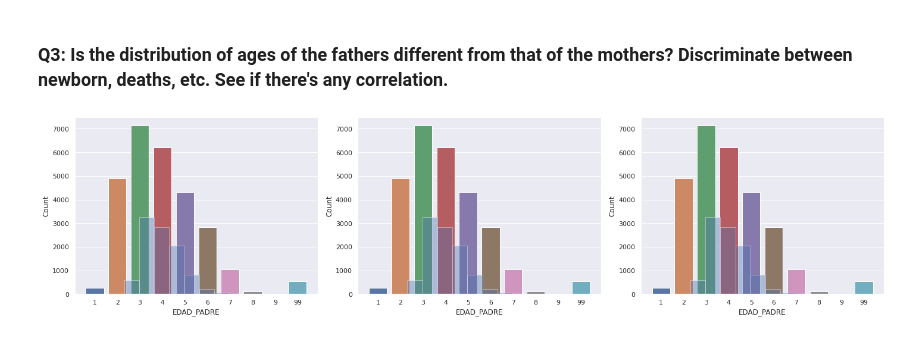
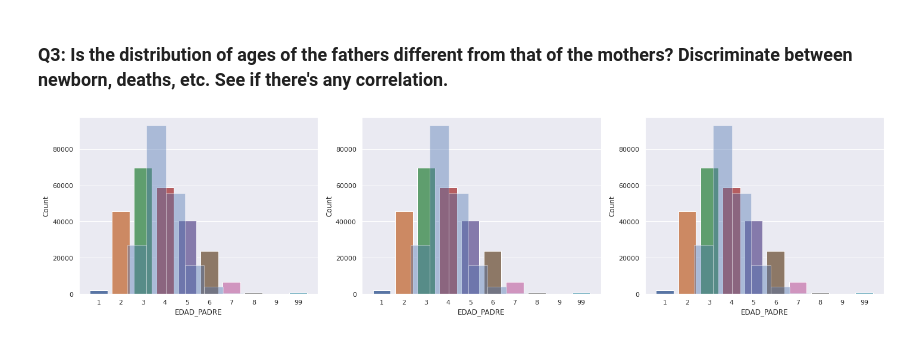
Before and after one commit to PedroOspina17/DS4A, a Jupyter notebook: Notebooks/Andres_EDA.ipynb, the cells around one changed output. Cells and saved outputs as stored; diff of their text form; code cells hidden in the pictures.

```diff
--- a/Notebooks/Andres_EDA.ipynb
+++ b/Notebooks/Andres_EDA.ipynb
@@ -57,7 +23,7 @@ trash = ['C_ANT1','C_ANT12','C_ANT2','C_ANT22','C_ANT3','MAN_MUER'
 
 PESO, AREA_RES, EDAD_MADRE, SEXO, TALLA, T_GES
 # %%
-cols = ['PESO','AREA_RES','EDAD_MADRE','SEXO','TALLA','T_GES']
+cols = ['PESO','AREA_RESIDENCIA_HAB','EDAD_MADRE','SEXO','TALLA','TIEMPO_GESTACION']
 
 fig = plt.figure(figsize=(20,10))
 for i,col in enumerate(cols):
@@ -66,6 +32,6 @@ for i,col in enumerate(cols):
     cnt_peso = df[col].value_counts()
     sns.barplot(cnt_peso.index,cnt_peso.values,ax=axi,color='c')
 
-#plt.savefig('../Plots/InitialDists.png')
+plt.savefig('../Plots/InitialDists.png')
 plt.show()
 # %% [output]
@@ -85,18 +51,24 @@ Most of the TALLA are missing, so it probably is not a very informative variable
 # %% [markdown]
 ## Now let us discriminate distributions.
 # %%
-cols = ['PESO','AREA_RES','EDAD_MADRE','SEXO','TALLA','T_GES']
+cols = ['PESO','AREA_RESIDENCIA_HAB','EDAD_MADRE','SEXO','TALLA','TIEMPO_GESTACION']
 
 fig = plt.figure(figsize=(20,10))
 for i,col in enumerate(cols):
     axi = fig.add_subplot(2,3,i+1)
-    cnt = (df[[col,'TIPO_DEFUN']]
-                .groupby([col,'TIPO_DEFUN'])
+    cnt = (df[[col,'RESULTADO_EMB']]
+                .groupby([col,'RESULTADO_EMB'])
                 .apply(len).reset_index()
                 .rename(columns={0:'Count'}))
-    sns.barplot(data=cnt,x=col,y='Count',hue='TIPO_DEFUN',ax=axi)
+
+    #Compute normalized distribution
+    totals =  cnt.groupby('RESULTADO_EMB').apply(sum).Count  #Total elements
+    for ind in totals.index:
+        cnt.loc[cnt['RESULTADO_EMB']==ind,'Count'] /= totals[ind]
+
+    sns.barplot(data=cnt,x=col,y='Count',hue='RESULTADO_EMB',ax=axi)
 
 plt.tight_layout()
-#plt.savefig('../Plots/InitialDiscrimDists.png')
+plt.savefig('../Plots/InitialDiscrimDists.png')
 plt.show()
 # %% [output]
@@ -142,9 +114,9 @@ cols = ['APGAR1','APGAR2']
 fig = plt.figure(figsize=(20,5))
 for i,col in enumerate(cols):
     axi = fig.add_subplot(2,3,i+1)
-    cnt = (df[['TIPO_DEFUN',col]].astype(int)
-            .groupby([col,'TIPO_DEFUN'])
+    cnt = (df[['RESULTADO_EMB',col]]
+            .groupby([col,'RESULTADO_EMB'])
             .apply(len).reset_index().rename(columns={0:'Count'}))
-    sns.barplot(data=cnt,x=col,y='Count',hue='TIPO_DEFUN')
+    sns.barplot(data=cnt,x=col,y='Count',hue='RESULTADO_EMB')
     plt.legend(loc=2)
 # %% [output]
@@ -161,12 +133,12 @@ For what can be seen from these plots, it looks like a higher APGAR value is mor
 #Actually we'd have to segregate those whose death was violent but lets do it like this for now.
 df['MOBILITY'] = (df['ID_BIRTH'] != df['ID_RESID'])*1.0
 
-cols = ['PESO','AREA_RES','EDAD_MADRE','SEXO','TALLA','T_GES']
+cols = ['PESO','AREA_RESIDENCIA_HAB','EDAD_MADRE','SEXO','TALLA','TIEMPO_GESTACION']
 
 fig = plt.figure(figsize=(20,10))
 for i,col in enumerate(cols):
     axi = fig.add_subplot(2,3,i+1)
-    cnt = (df.loc[df['TIPO_DEFUN']=='0',[col,'MOBILITY']]
+    cnt = (df.loc[df['RESULTADO_EMB']=='NACIDO_VIVO',[col,'MOBILITY']]
                 .groupby([col,'MOBILITY'])
                 .apply(len).reset_index()
                 .rename(columns={0:'Count'}))
@@ -191,20 +163,20 @@ Also, from plot 3 it can be seen that most of the 10-19 yo mothers have to move
 # %%
 fig = plt.figure(figsize=(20,5))
 
-for i,tipo in enumerate(df['TIPO_DEFUN'].unique()):
+for i,tipo in enumerate(df['RESULTADO_EMB'].unique()):
     dfn = df[['EDAD_MADRE','EDAD_PADRE']].astype(int).replace(999,np.nan)
     dfn['EDAD_PADRE'] /= 10
     cnt_mad = (dfn.groupby('EDAD_MADRE')
                .apply(len).reset_index()
                .rename(columns={0:'Count'}))
 
     axi = fig.add_subplot(1,3,i+1)
     sns.barplot(data=cnt_mad,x='EDAD_MADRE',y='Count',ax=axi)
     sns.distplot(dfn['EDAD_PADRE'],ax=axi,bins=9,kde=False)
 
 
 plt.tight_layout()
 #plt.savefig('../Plots/InitialDiscrimDists.png')
 plt.show()
 # %% [output]
-[figure, old version]
+[figure, new version]
```
Also changed, not shown: parts of 7 cells of this notebook, 5 other files.
